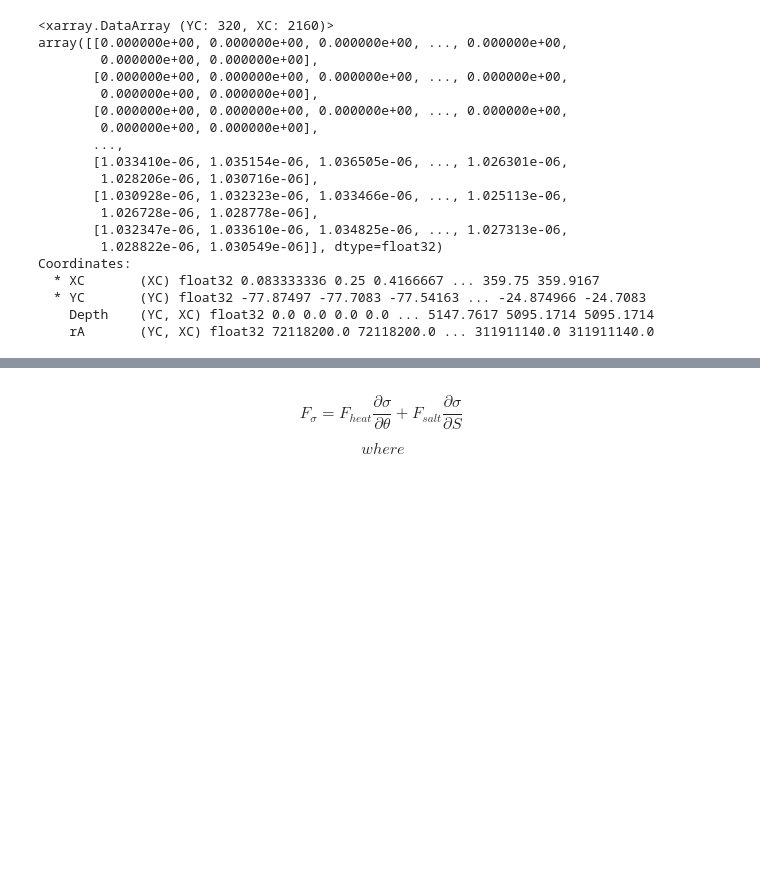
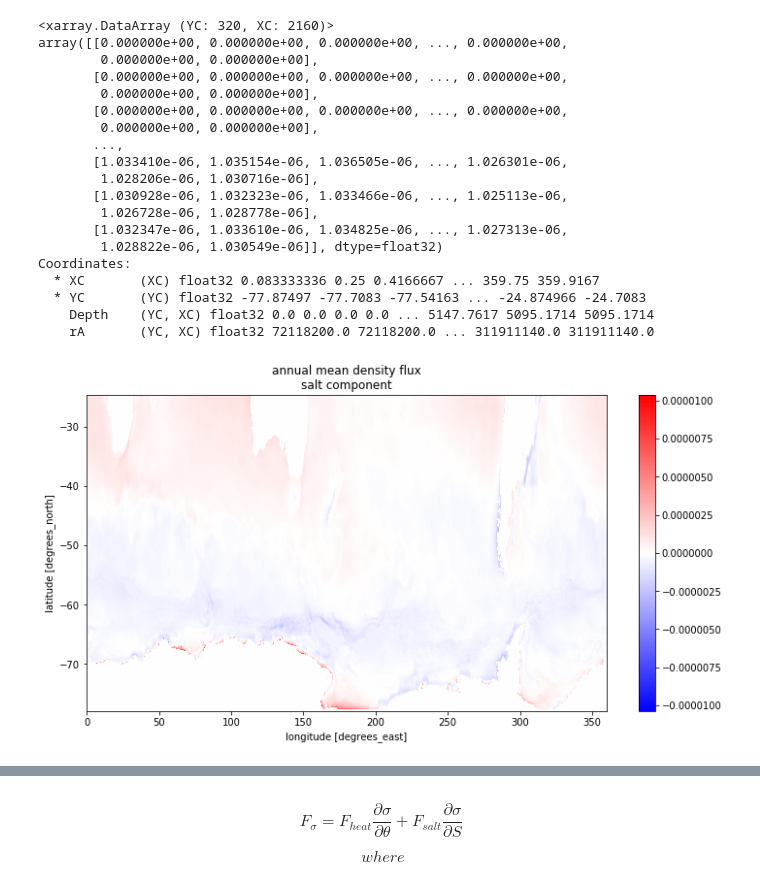
Before and after one commit to shanicetbailey/nasa-finesst-proposal, a Jupyter notebook: NASA-preliminary-figs.ipynb, the cells around one changed output, grey strips where cells are left out. Saved outputs shown, nothing was run; the diff lists cells and outputs as text; code cells hidden in the pictures; blank space fills up the shorter version.

```diff
--- a/NASA-preliminary-figs.ipynb
+++ b/NASA-preliminary-figs.ipynb
@@ -256,4 +283,9 @@ Coordinates:
   * YC       (YC) float32 -77.87497 -77.7083 -77.54163 ... -24.874966 -24.7083
     Depth    (YC, XC) float32 0.0 0.0 0.0 0.0 ... 5147.7617 5095.1714 5095.1714
     rA       (YC, XC) float32 72118200.0 72118200.0 ... 311911140.0 311911140.0
+# %%
+ann_mean_salt.plot(figsize=(12,6), cmap='bwr')
+plt.title('annual mean density flux\nsalt component');
+# %% [output]
+[figure, added]
 # %%
```
Also changed, not shown: parts of 20 cells of this notebook.
